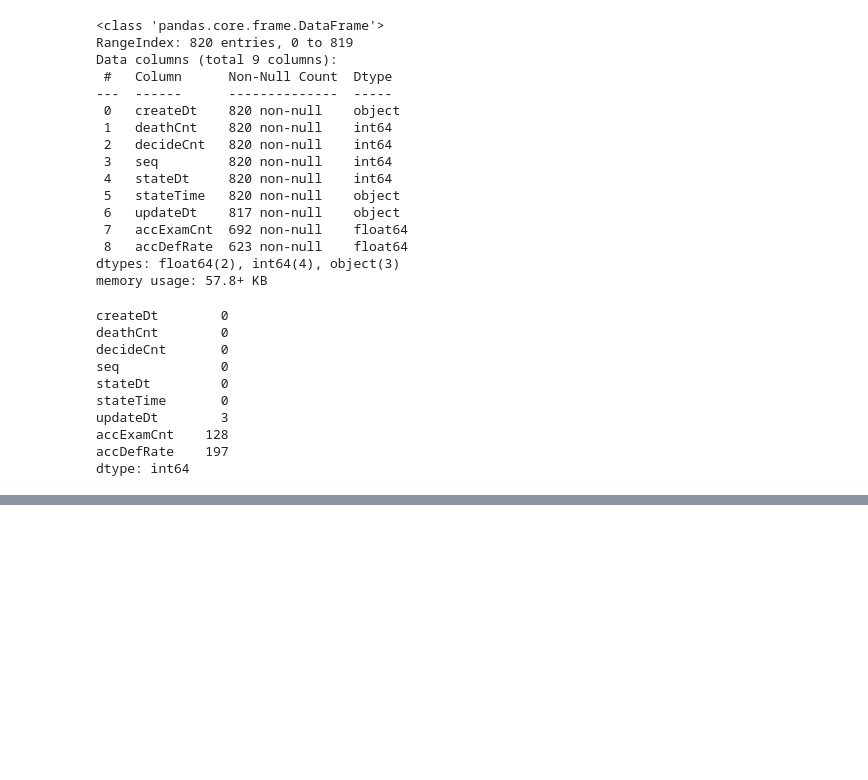
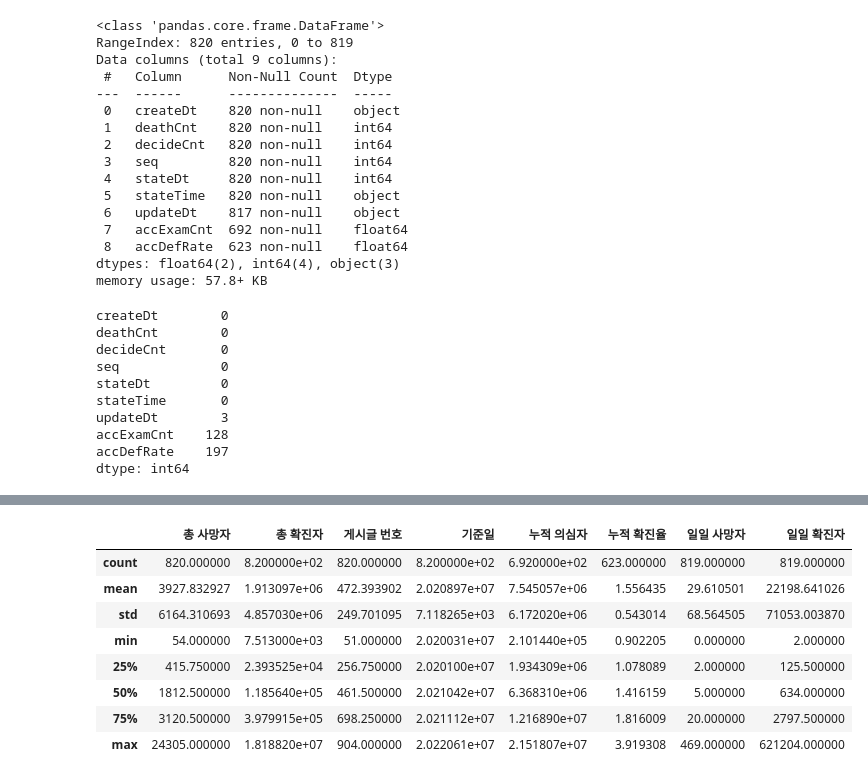
Before and after one commit to KHseo32/test, a Jupyter notebook: 3월 21일/240321(pandas.Series).ipynb, the cells around one changed output, grey strips where cells are left out. Saved outputs shown, nothing was run; the diff lists cells and outputs as text; code cells hidden in the pictures; blank space fills up the shorter version.

```diff
--- a/3월 21일/240321(pandas.Series).ipynb
+++ b/3월 21일/240321(pandas.Series).ipynb
@@ -300,0 +566,25 @@ dtype: int64
+# %%
+corona.drop(['일일 사망자', '일일 사망자2', '일일 사망자3'], axis = 1, inplace = True)
+# %%
+corona.sort_values(
+    ['등록 일시'],
+    ascending = True,
+    inplace = True
+)
+# %%
+corona.reset_index(drop = True, inplace = True)
+# %%
+corona['일일 사망자'] = corona['총 사망자']-corona['총 사망자'].shift(1)
+corona['일일 확진자'] = corona['총 확진자'].diff(1)
+# %%
+corona.describe()
+# %% [output]
+|  | 총 사망자 | 총 확진자 | 게시글 번호 | 기준일 | 누적 의심자 | 누적 확진율 | 일일 사망자 | 일일 확진자 |
+| count | 820.000000 | 8.200000e+02 | 820.000000 | 8.200000e+02 | 6.920000e+02 | 623.000000 | 819.000000 | 819.000000 |
+| mean | 3927.832927 | 1.913097e+06 | 472.393902 | 2.020897e+07 | 7.545057e+06 | 1.556435 | 29.610501 | 22198.641026 |
+| std | 6164.310693 | 4.857030e+06 | 249.701095 | 7.118265e+03 | 6.172020e+06 | 0.543014 | 68.564505 | 71053.003870 |
+| min | 54.000000 | 7.513000e+03 | 51.000000 | 2.020031e+07 | 2.101440e+05 | 0.902205 | 0.000000 | 2.000000 |
+| 25% | 415.750000 | 2.393525e+04 | 256.750000 | 2.020100e+07 | 1.934309e+06 | 1.078089 | 2.000000 | 125.500000 |
+| 50% | 1812.500000 | 1.185640e+05 | 461.500000 | 2.021042e+07 | 6.368310e+06 | 1.416159 | 5.000000 | 634.000000 |
+| 75% | 3120.500000 | 3.979915e+05 | 698.250000 | 2.021112e+07 | 1.216890e+07 | 1.816009 | 20.000000 | 2797.500000 |
+| max | 24305.000000 | 1.818820e+07 | 904.000000 | 2.022061e+07 | 2.151807e+07 | 3.919308 | 469.000000 | 621204.000000 |
```
Also changed, not shown: parts of 41 cells of this notebook.
